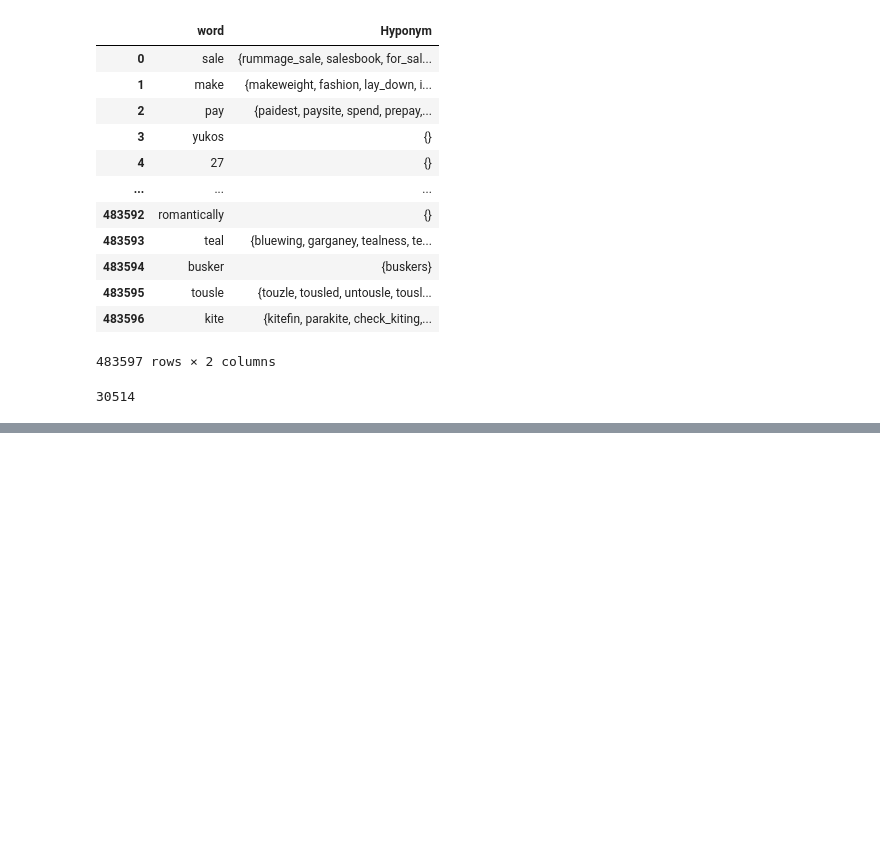
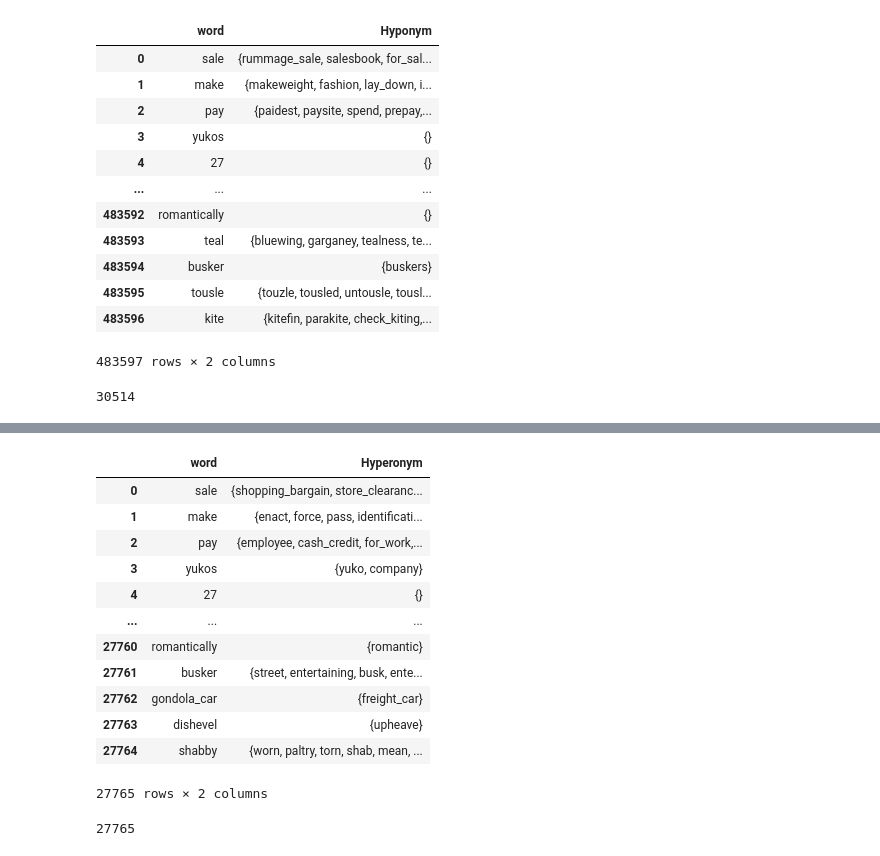
Before and after one commit to david-T-M/RIT_abril, a Jupyter notebook: diccionarios.ipynb, the cells around one changed output, grey strips where cells are left out. Cells and saved outputs as stored; diff of their text form; code cells hidden in the pictures; blank space fills up the shorter version.

```diff
--- a/diccionarios.ipynb
+++ b/diccionarios.ipynb
@@ -451,0 +500,17 @@ df.to_pickle("salida/nuevo3/Hyponyms.pickle")
+# %%
+df_hyp=pd.read_pickle("salida/nuevo3/Hyperonyms.pickle")
+df_hyp
+# %% [output]
+|  | word | Hyperonym |
+| 0 | sale | {shopping_bargain, store_clearanc... |
+| 1 | make | {enact, force, pass, identificati... |
+| 2 | pay | {employee, cash_credit, for_work,... |
+| 3 | yukos | {yuko, company} |
+| 4 | 27 | {} |
+| ... | ... | ... |
+| 27760 | romantically | {romantic} |
+| 27761 | busker | {street, entertaining, busk, ente... |
+| 27762 | gondola_car | {freight_car} |
+| 27763 | dishevel | {upheave} |
+| 27764 | shabby | {worn, paltry, torn, shab, mean, ... |
+27765 rows × 2 columns
@@ -451,0 +520,4 @@ df.to_pickle("salida/nuevo3/Hyponyms.pickle")
+# %%
+len(hyperonimos)
+# %% [output]
+27765
```
Also changed, not shown: parts of 26 cells of this notebook, 1 other file.
